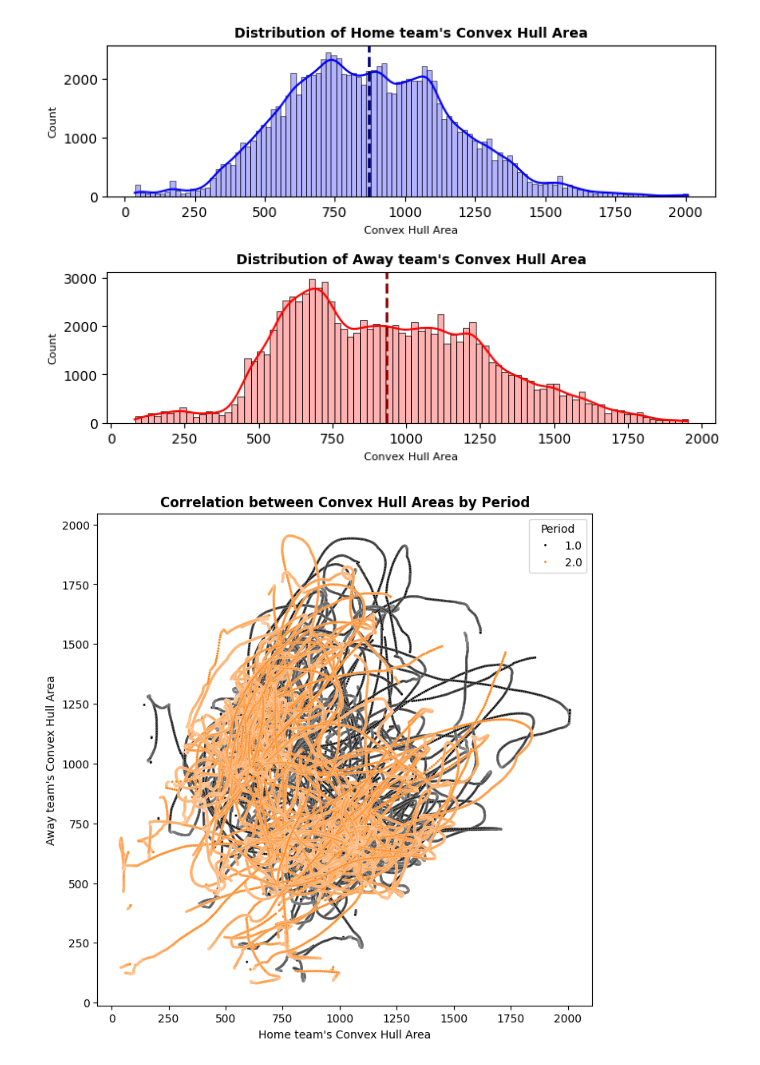
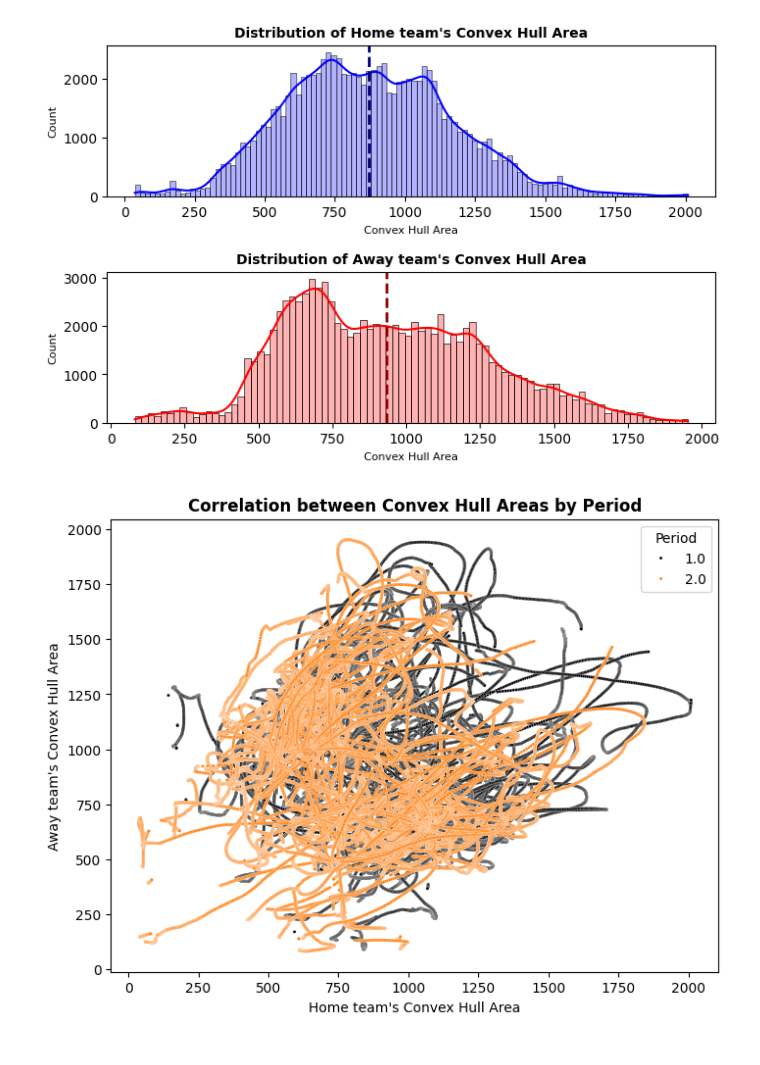
Before and after one commit to ValentinisAlessio/PML_exam, a Jupyter notebook: DataCleaning&Analysis.ipynb, the cells around one changed output. Saved outputs shown, nothing was run; the diff lists cells and outputs as text; code cells hidden in the pictures.

```diff
--- a/DataCleaning&Analysis.ipynb
+++ b/DataCleaning&Analysis.ipynb
@@ -212,11 +265,11 @@ plt.subplots_adjust(hspace=0.5)
 [figure]
 # %%
 custom_palette = ["black", "#ff7f0e"]
-plt.figure(figsize=(8, 8))
+plt.figure(figsize=(8, 6))
 sns.scatterplot(data=hulls_df, x="HomeHull", y="AwayHull", hue="Period", palette=custom_palette, s=5)
 plt.xlabel("Home team's Convex Hull Area", fontsize=10, fontweight='normal');
 plt.ylabel("Away team's Convex Hull Area", fontsize=10, fontweight='normal');
 plt.title("Correlation between Convex Hull Areas by Period", fontsize=12, fontweight='bold');
 #plt.savefig("plots/ConvexHulls_correlation.png", dpi=350, bbox_inches='tight')
 # %% [output]
-[figure, old version]
+[figure, new version]
```
Also changed, not shown: parts of 6 cells of this notebook, 1 other file.
